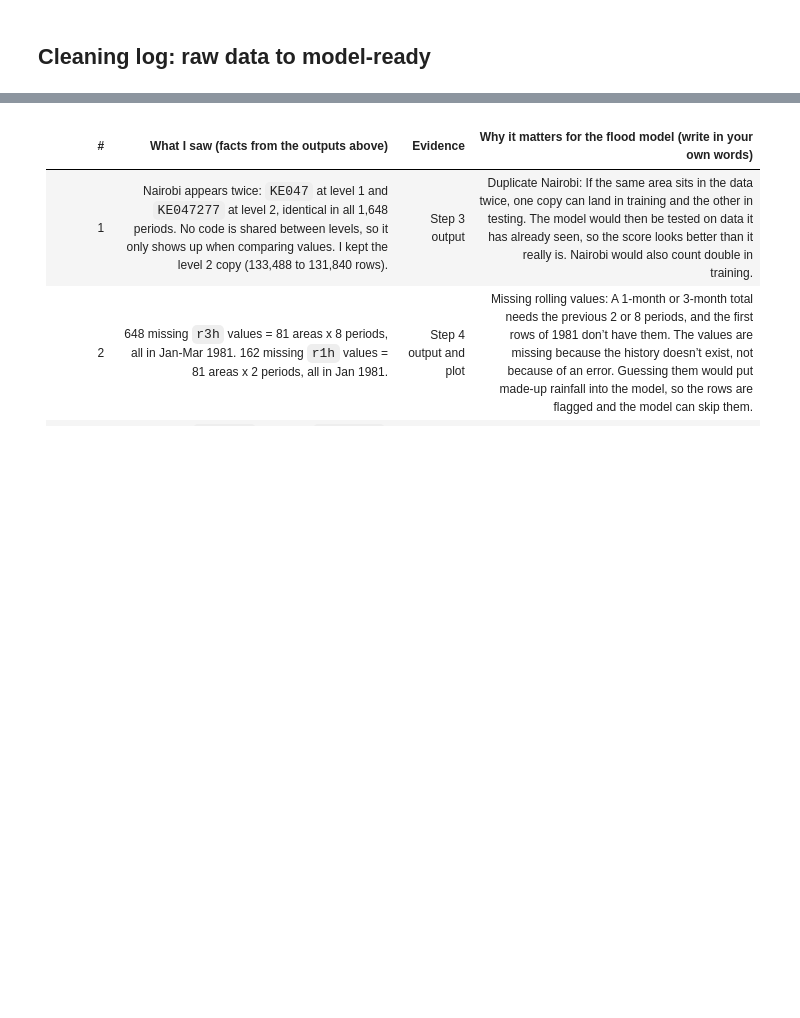
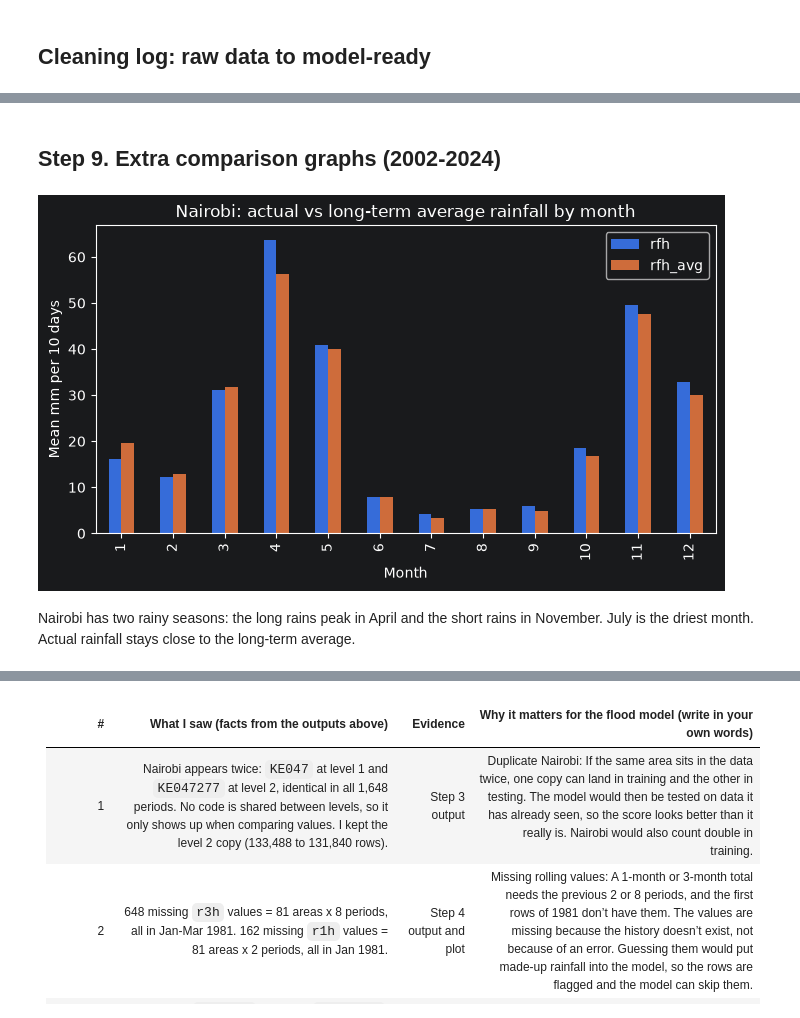
Before and after one commit to LPSJ1/SemProject_MLEngine, a Jupyter notebook: cleaning.ipynb, the cells around one changed output, grey strips where cells are left out. Cells and saved outputs as stored; diff of their text form; code cells hidden in the pictures; blank space fills up the shorter version.

```diff
--- a/cleaning.ipynb
+++ b/cleaning.ipynb
@@ -357,0 +367,13 @@ Raw: (133488, 15) | Clean: (131840, 19)
+# %% [markdown]
+   ## Step 9. Extra comparison graphs (2002-2024)
+# %%
+nai = clean[clean.PCODE == "KE047277"].copy()
+nai["month"] = nai.date.dt.month
+nai.groupby("month")[["rfh", "rfh_avg"]].mean().plot(kind="bar", figsize=(8, 4))
+plt.title("Nairobi: actual vs long-term average rainfall by month")
+plt.xlabel("Month"); plt.ylabel("Mean mm per 10 days")
+plt.show()
+# %% [output]
+[figure, added]
+# %% [markdown]
+   Nairobi has two rainy seasons: the long rains peak in April and the short rains in November. July is the driest month. Actual rainfall stays close to the long-term average.
```
Also changed, not shown: parts of 20 cells of this notebook.
